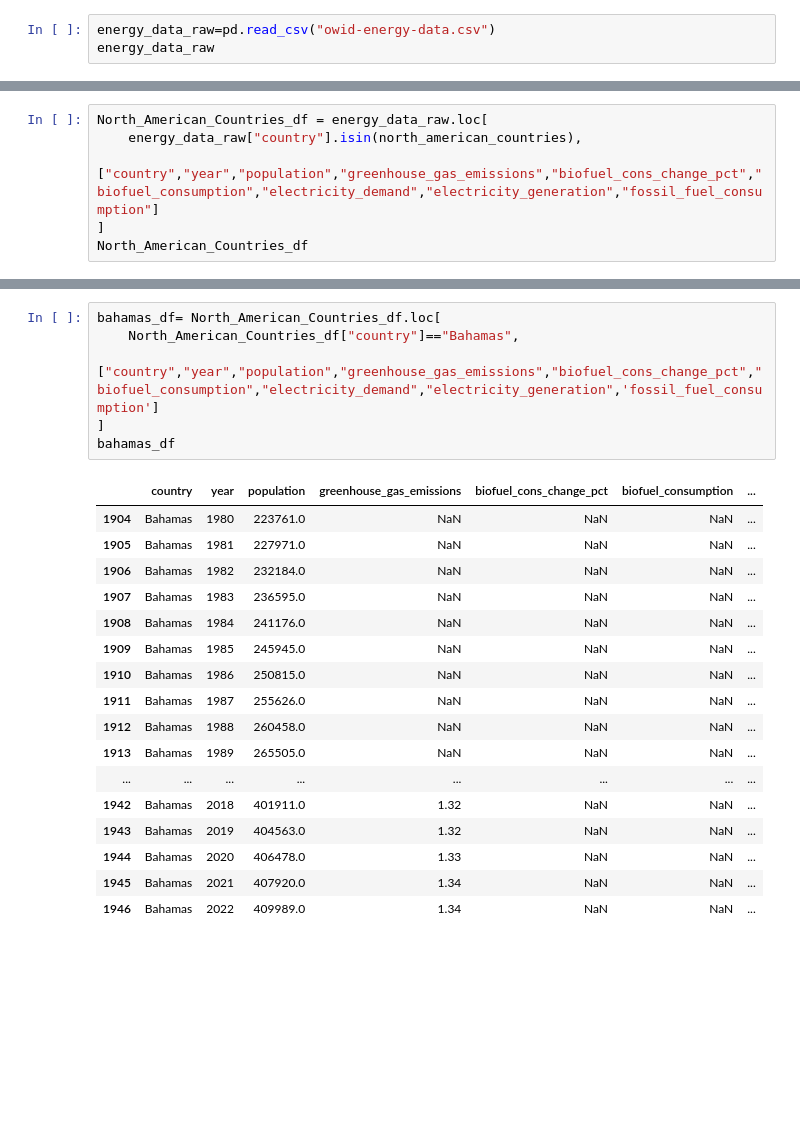
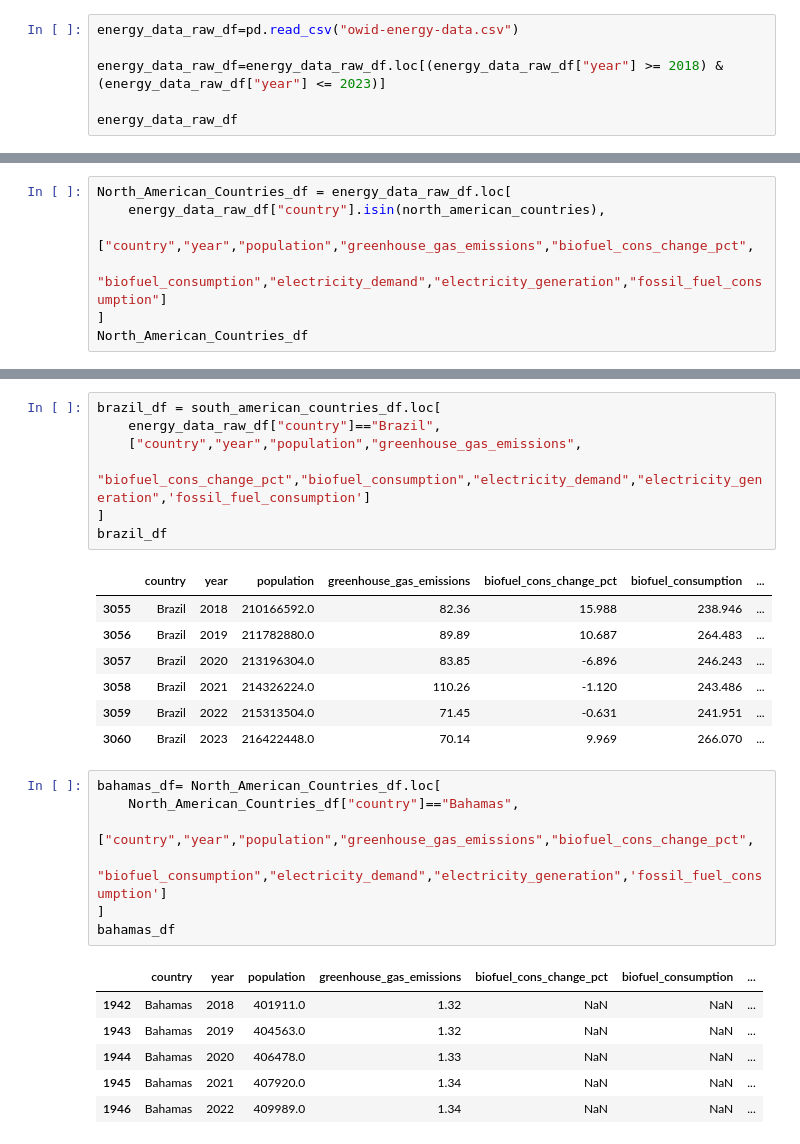
Before and after one commit to qwewe6/Project1_group4, a Jupyter notebook: Adrian/Project1.ipynb, the cells around one changed output, grey strips where cells are left out. Drawn from its saved outputs; the diff is of its cells as text; blank space fills up the shorter version.

```diff
--- a/Adrian/Project1.ipynb
+++ b/Adrian/Project1.ipynb
@@ -10,7 +7,10 @@ from scipy import stats
 from Adrian_config import eia_key
 from pprint import pprint
 # %%
-energy_data_raw=pd.read_csv("owid-energy-data.csv")
-energy_data_raw
+energy_data_raw_df=pd.read_csv("owid-energy-data.csv")
+
+energy_data_raw_df=energy_data_raw_df.loc[(energy_data_raw_df["year"] >= 2018) & (energy_data_raw_df["year"] <= 2023)]
+
+energy_data_raw_df
 # %% [output]
 |  | country | year | iso_code | population | gdp | biofuel_cons_change_pct | biofuel_cons_change_twh | ... |
@@ -74,7 +41,8 @@ south_american_countries = [
 # %%
-North_American_Countries_df = energy_data_raw.loc[
-    energy_data_raw["country"].isin(north_american_countries),
-    ["country","year","population","greenhouse_gas_emissions","biofuel_cons_change_pct","biofuel_consumption","electricity_demand","electricity_generation","fossil_fuel_consumption"]
+North_American_Countries_df = energy_data_raw_df.loc[
+    energy_data_raw_df["country"].isin(north_american_countries),
+    ["country","year","population","greenhouse_gas_emissions","biofuel_cons_change_pct",
+     "biofuel_consumption","electricity_demand","electricity_generation","fossil_fuel_consumption"]
 ]
 North_American_Countries_df
 # %% [output]
@@ -114,22 +122,27 @@ south_american_countries_df.head(100)
+# %%
+brazil_df = south_american_countries_df.loc[
+    energy_data_raw_df["country"]=="Brazil",
+    ["country","year","population","greenhouse_gas_emissions",
+     "biofuel_cons_change_pct","biofuel_consumption","electricity_demand","electricity_generation",'fossil_fuel_consumption']
+]
+brazil_df
+# %% [output]
+|  | country | year | population | greenhouse_gas_emissions | biofuel_cons_change_pct | biofuel_consumption | ... |
+| 3055 | Brazil | 2018 | 210166592.0 | 82.36 | 15.988 | 238.946 | ... |
+| 3056 | Brazil | 2019 | 211782880.0 | 89.89 | 10.687 | 264.483 | ... |
+| 3057 | Brazil | 2020 | 213196304.0 | 83.85 | -6.896 | 246.243 | ... |
+| 3058 | Brazil | 2021 | 214326224.0 | 110.26 | -1.120 | 243.486 | ... |
+| 3059 | Brazil | 2022 | 215313504.0 | 71.45 | -0.631 | 241.951 | ... |
+| 3060 | Brazil | 2023 | 216422448.0 | 70.14 | 9.969 | 266.070 | ... |
 # %%
 bahamas_df= North_American_Countries_df.loc[
     North_American_Countries_df["country"]=="Bahamas",
-    ["country","year","population","greenhouse_gas_emissions","biofuel_cons_change_pct","biofuel_consumption","electricity_demand","electricity_generation",'fossil_fuel_consumption']
+    ["country","year","population","greenhouse_gas_emissions","biofuel_cons_change_pct",
+     "biofuel_consumption","electricity_demand","electricity_generation",'fossil_fuel_consumption']
 ]
 bahamas_df
 # %% [output]
 |  | country | year | population | greenhouse_gas_emissions | biofuel_cons_change_pct | biofuel_consumption | ... |
-| 1904 | Bahamas | 1980 | 223761.0 | NaN | NaN | NaN | ... |
-| 1905 | Bahamas | 1981 | 227971.0 | NaN | NaN | NaN | ... |
-| 1906 | Bahamas | 1982 | 232184.0 | NaN | NaN | NaN | ... |
-| 1907 | Bahamas | 1983 | 236595.0 | NaN | NaN | NaN | ... |
-| 1908 | Bahamas | 1984 | 241176.0 | NaN | NaN | NaN | ... |
-| 1909 | Bahamas | 1985 | 245945.0 | NaN | NaN | NaN | ... |
-| 1910 | Bahamas | 1986 | 250815.0 | NaN | NaN | NaN | ... |
-| 1911 | Bahamas | 1987 | 255626.0 | NaN | NaN | NaN | ... |
-| 1912 | Bahamas | 1988 | 260458.0 | NaN | NaN | NaN | ... |
-| 1913 | Bahamas | 1989 | 265505.0 | NaN | NaN | NaN | ... |
-| ... | ... | ... | ... | ... | ... | ... | ... |
 | 1942 | Bahamas | 2018 | 401911.0 | 1.32 | NaN | NaN | ... |
 | 1943 | Bahamas | 2019 | 404563.0 | 1.32 | NaN | NaN | ... |
 | 1944 | Bahamas | 2020 | 406478.0 | 1.33 | NaN | NaN | ... |
```
Also changed, not shown: parts of 31 cells of this notebook, 14 other files.
